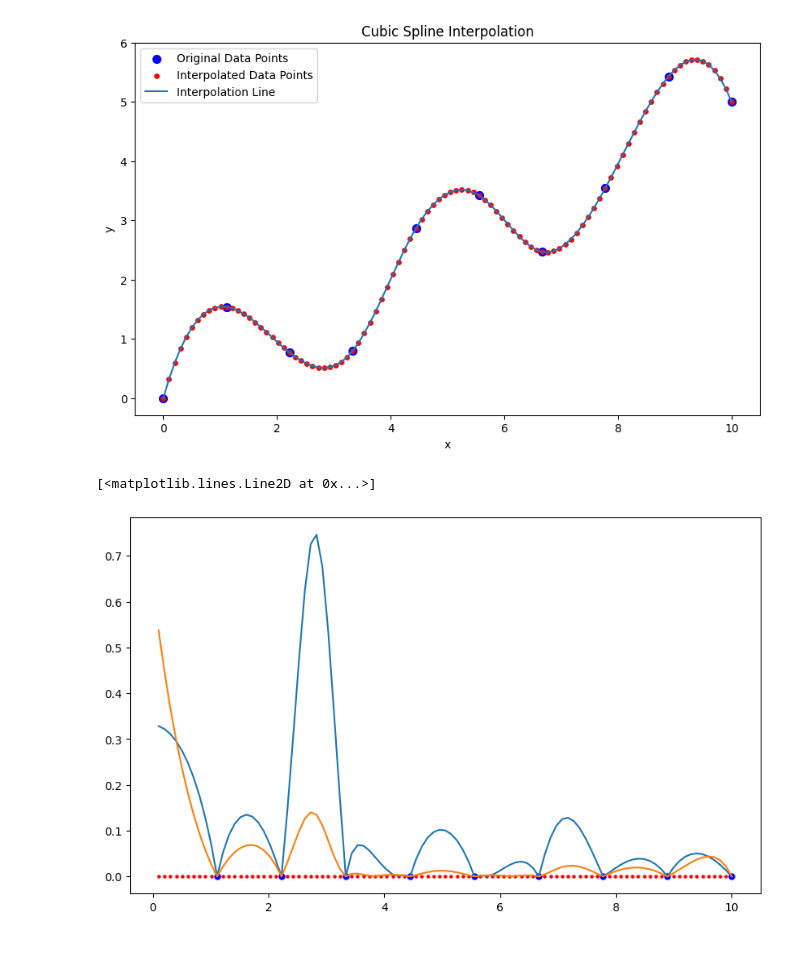
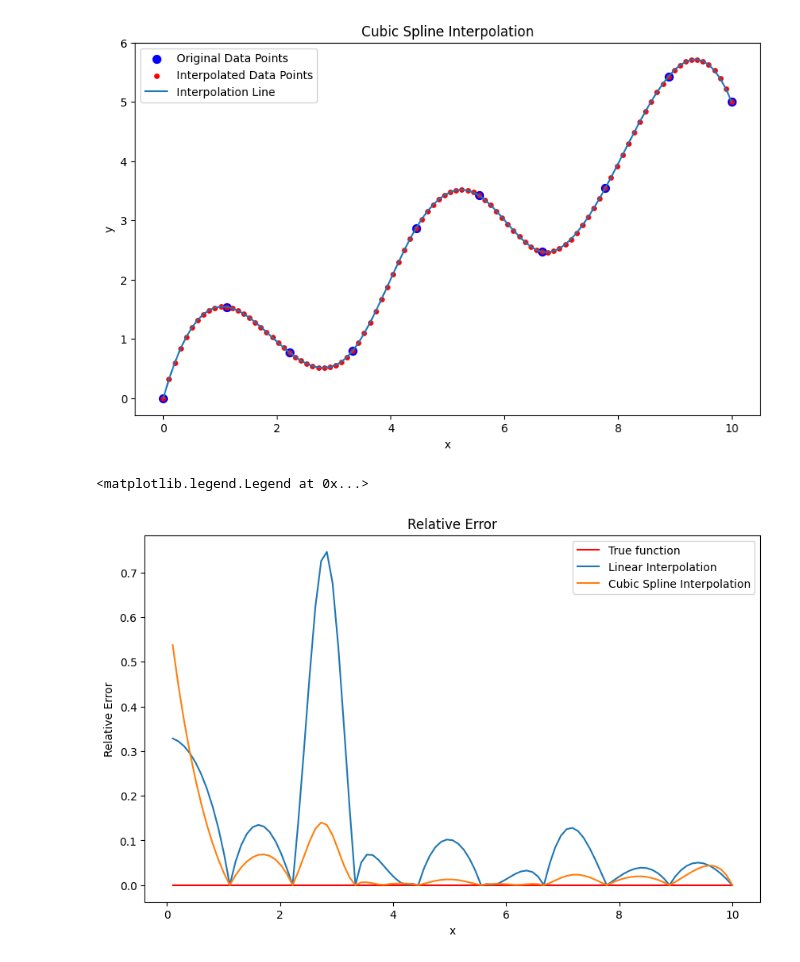
Before and after one commit to Aradhikaaa/Interpolation, a Jupyter notebook: hw1.ipynb, the cells around one changed output. Saved outputs shown, nothing was run; the diff lists cells and outputs as text; code cells hidden in the pictures.

```diff
--- a/hw1.ipynb
+++ b/hw1.ipynb
@@ -110,24 +110,21 @@ plt.legend()
 [figure]
 # %%
 #RELATIVE ERROR
-x_o=np.linspace(0,10,10)
-y_o=func(x_o)
-
-no_er = np.abs((y_o-y_o)/y_o)
-
 x=np.linspace(0,10,100)
 y=func(x)
 
 no_err = np.abs((y-y)/y)
 rel_err = np.abs((y - y_new) / y)
 rel_err_cs = np.abs((y - y_new_cs) / y)
 
 plt.figure(figsize=(10,6))
-plt.scatter(x,no_err, s=5, color='red')
-plt.scatter(x_o,no_er, s=25, color='blue')
-plt.plot(x,rel_err)
-plt.plot(x,rel_err_cs)
-####
+plt.title('Relative Error')
+plt.plot(x,no_err, color='red',label="True function")
+plt.plot(x,rel_err,label='Linear Interpolation')
+plt.plot(x,rel_err_cs,label='Cubic Spline Interpolation')
+plt.xlabel('x')
+plt.ylabel('Relative Error')
+plt.legend()
 # %% [output]
-[<matplotlib.lines.Line2D at 0x...>]
+<matplotlib.legend.Legend at 0x...>
-[figure, old version]
+[figure, new version]
```
Also changed, not shown: parts of 3 cells of this notebook.
